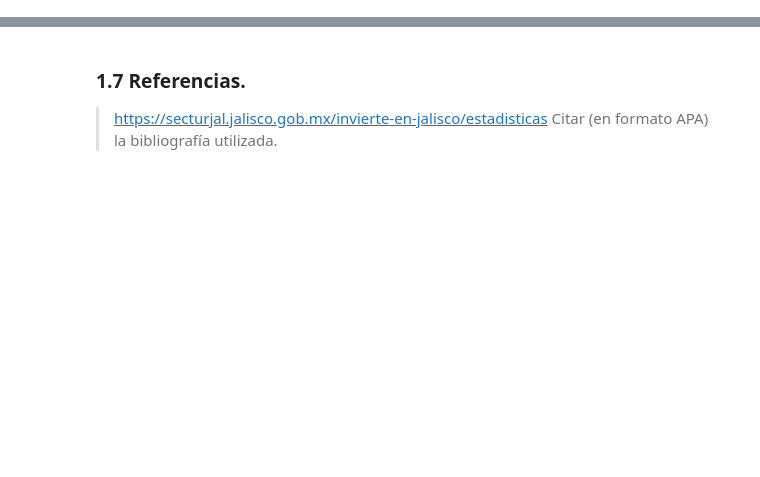
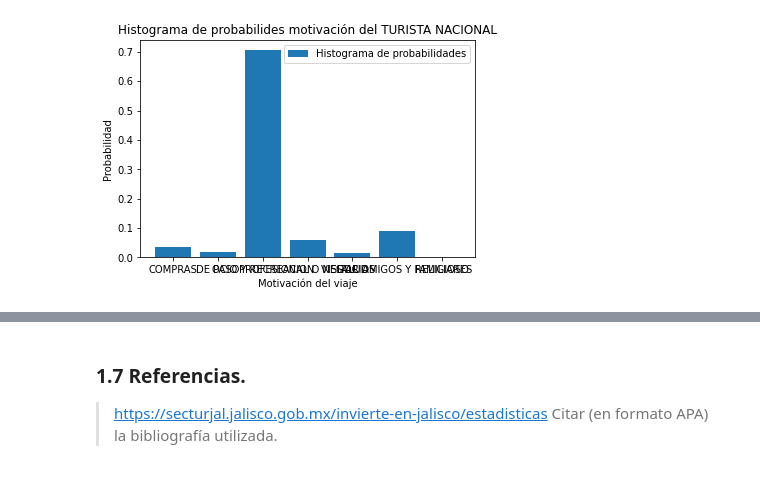
Before and after one commit to ariadnagalindom/Proyecto_GIMontoya_ADGalindo, a Jupyter notebook: PRoyecto_GIMontoya_ADGalindo.ipynb, the cells around one changed output, grey strips where cells are left out. Cells and saved outputs as stored; diff of their text form; code cells hidden in the pictures; blank space fills up the shorter version.

```diff
--- a/PRoyecto_GIMontoya_ADGalindo.ipynb
+++ b/PRoyecto_GIMontoya_ADGalindo.ipynb
@@ -190,0 +155,9 @@ TypeError: ufunc 'isnan' not supported for the input types, and the inputs could
+# %%
+plt.bar(nac_motiv.index,nac_motiv.AMG, label='Histograma de probabilidades')
+plt.xlabel('Motivación del viaje')
+plt.ylabel('Probabilidad')
+plt.title('Histograma de probabilides motivación del TURISTA NACIONAL')
+plt.legend()
+plt.show()
+# %% [output]
+[figure, added]
```
Also changed, not shown: parts of 15 cells of this notebook, 1 other file.
